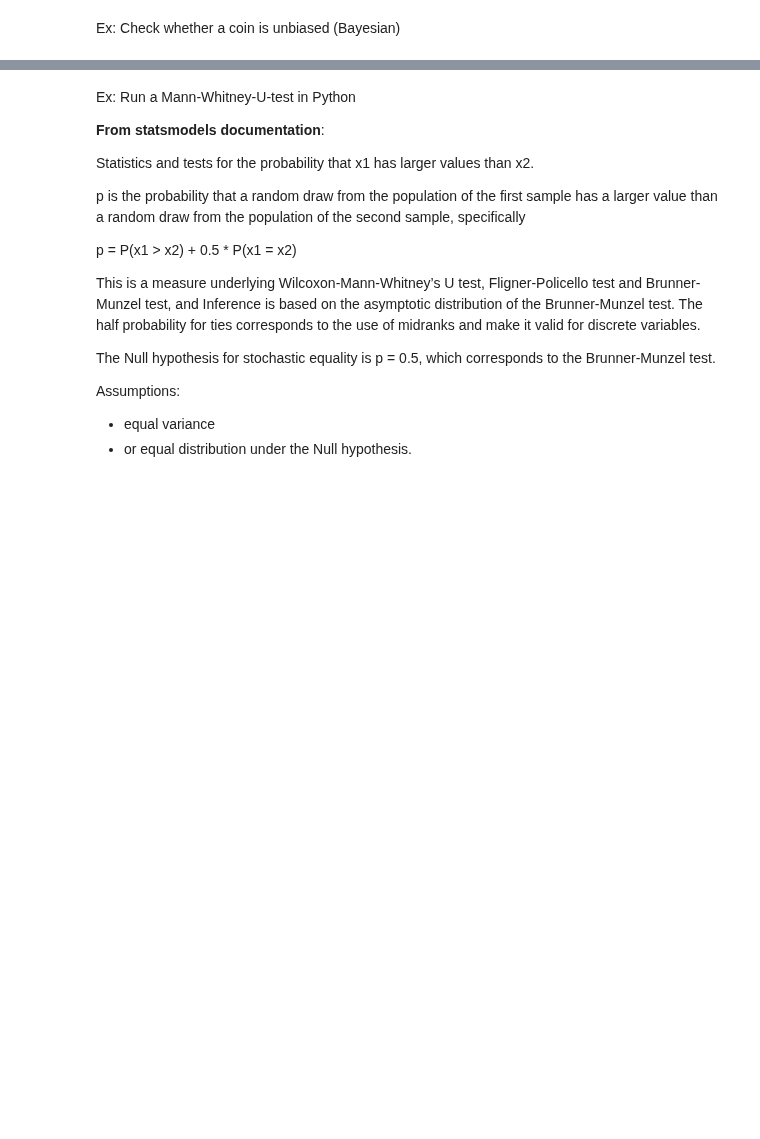
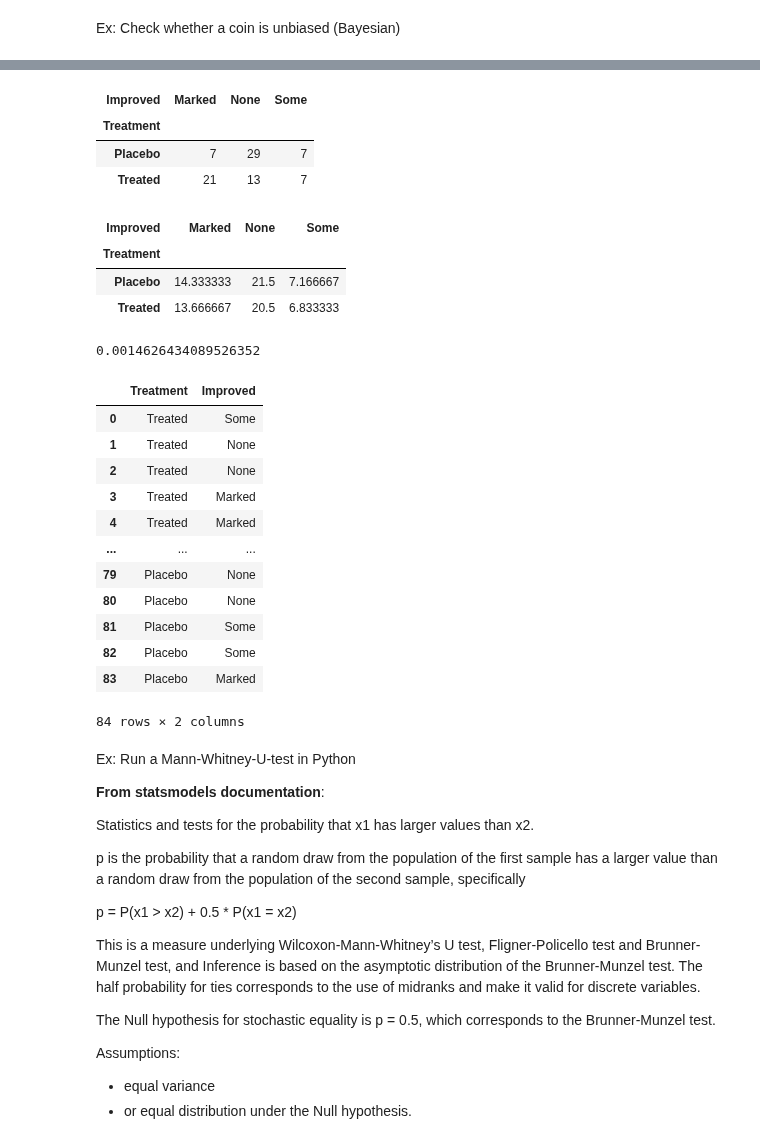
Before and after one commit to RoetGer/decisions-under-uncertainty, a Jupyter notebook: solved_problems.ipynb, the cells around one changed output, grey strips where cells are left out. Drawn from its saved outputs; the diff is of its cells as text; code cells hidden in the pictures; blank space fills up the shorter version.

Commit message:
Add Chi2-test

```diff
--- a/solved_problems.ipynb
+++ b/solved_problems.ipynb
@@ -139,3 +150,49 @@ Ex: Run Chi-square independence test in Python
+# %%
+# Example taken from official statsmodels documentation
+
+df = sm.datasets.get_rdataset("Arthritis", "vcd").data
+tab = pd.crosstab(df['Treatment'], df['Improved'])
+
+tab = tab.loc[:, ["None", "Some", "Marked"]]
+
+data = df[["Treatment", "Improved"]]
+table = sm.stats.Table.from_data(data)
+# %%
+table.table_orig
+# %% [output]
+| Improved | Marked | None | Some |
+| Treatment |  |  |  |
+| Placebo | 7 | 29 | 7 |
+| Treated | 21 | 13 | 7 |
+# %%
+table.fittedvalues
+# %% [output]
+| Improved | Marked | None | Some |
+| Treatment |  |  |  |
+| Placebo | 14.333333 | 21.5 | 7.166667 |
+| Treated | 13.666667 | 20.5 | 6.833333 |
+# %%
+# Actual Chi2 test of independence test
+rslt = table.test_nominal_association()
+rslt.pvalue
+# %% [output]
+0.0014626434089526352
+# %%
+table.
+# %% [output]
+|  | Treatment | Improved |
+| 0 | Treated | Some |
+| 1 | Treated | None |
+| 2 | Treated | None |
+| 3 | Treated | Marked |
+| 4 | Treated | Marked |
+| ... | ... | ... |
+| 79 | Placebo | None |
+| 80 | Placebo | None |
+| 81 | Placebo | Some |
+| 82 | Placebo | Some |
+| 83 | Placebo | Marked |
+84 rows × 2 columns
 # %% [markdown]
 Ex: Run a Mann-Whitney-U-test in Python
 
```
Also changed, not shown: parts of 6 cells of this notebook.
